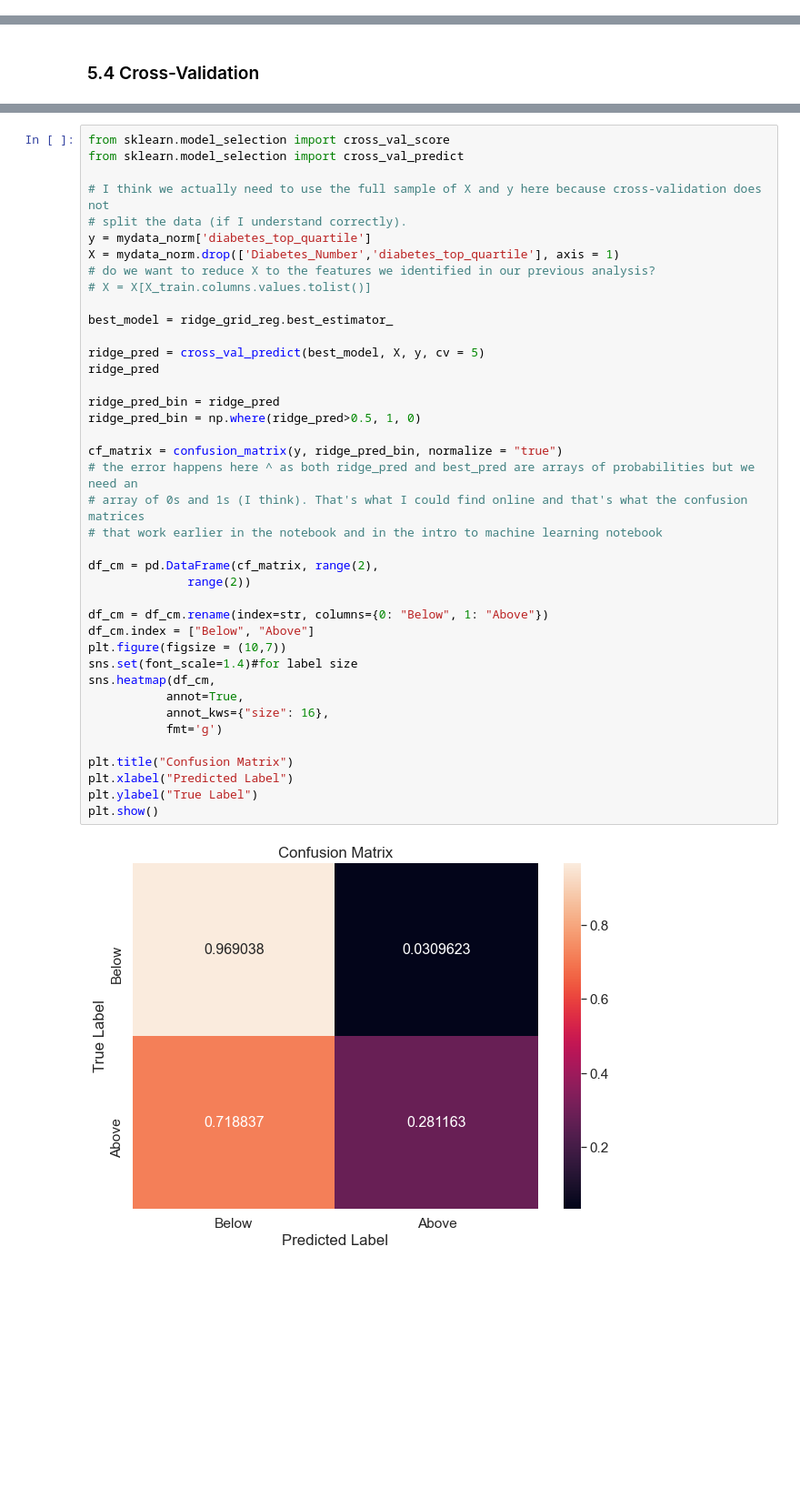
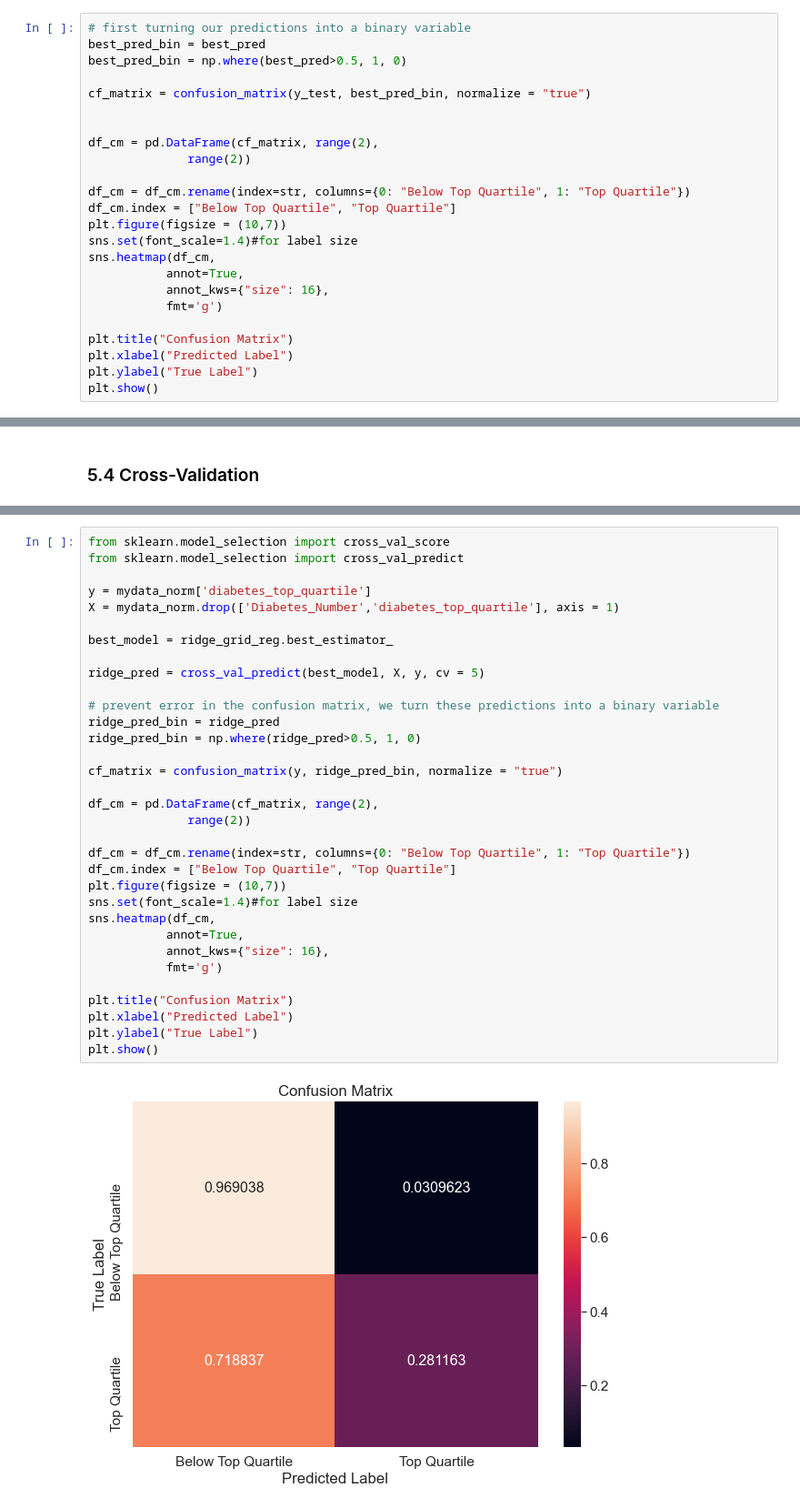
Before and after one commit to shrutibathia/CSS_Project2_Team2_Fall2020, a Jupyter notebook: Project2.ipynb, the cells around one changed output, grey strips where cells are left out. Shown: that part at 91% size. Drawn from its saved outputs; the diff is of its cells as text; blank space fills up the shorter version.

```diff
--- a/Project2.ipynb
+++ b/Project2.ipynb
@@ -605,0 +610,24 @@ Test RMSE 0.3768934919757179
+# %%
+# first turning our predictions into a binary variable
+best_pred_bin = best_pred
+best_pred_bin = np.where(best_pred>0.5, 1, 0)
+
+cf_matrix = confusion_matrix(y_test, best_pred_bin, normalize = "true")
+
+
+df_cm = pd.DataFrame(cf_matrix, range(2),
+              range(2))
+
+df_cm = df_cm.rename(index=str, columns={0: "Below Top Quartile", 1: "Top Quartile"})
+df_cm.index = ["Below Top Quartile", "Top Quartile"]
+plt.figure(figsize = (10,7))
+sns.set(font_scale=1.4)#for label size
+sns.heatmap(df_cm,
+           annot=True,
+           annot_kws={"size": 16},
+           fmt='g')
+
+plt.title("Confusion Matrix")
+plt.xlabel("Predicted Label")
+plt.ylabel("True Label")
+plt.show()
@@ -621,41 +651,34 @@ Cross-validation, unlike splitting, has the advantage of allowing every data poi
 from sklearn.model_selection import cross_val_score
 from sklearn.model_selection import cross_val_predict
 
-# I think we actually need to use the full sample of X and y here because cross-validation does not
-# split the data (if I understand correctly).
 y = mydata_norm['diabetes_top_quartile']
 X = mydata_norm.drop(['Diabetes_Number','diabetes_top_quartile'], axis = 1)
-# do we want to reduce X to the features we identified in our previous analysis?
-# X = X[X_train.columns.values.tolist()]
 
 best_model = ridge_grid_reg.best_estimator_
 
 ridge_pred = cross_val_predict(best_model, X, y, cv = 5)
-ridge_pred
 
+# prevent error in the confusion matrix, we turn these predictions into a binary variable
 ridge_pred_bin = ridge_pred
 ridge_pred_bin = np.where(ridge_pred>0.5, 1, 0)
 
 cf_matrix = confusion_matrix(y, ridge_pred_bin, normalize = "true")
-# the error happens here ^ as both ridge_pred and best_pred are arrays of probabilities but we need an
-# array of 0s and 1s (I think). That's what I could find online and that's what the confusion matrices
-# that work earlier in the notebook and in the intro to machine learning notebook
 
 df_cm = pd.DataFrame(cf_matrix, range(2),
               range(2))
 
-df_cm = df_cm.rename(index=str, columns={0: "Below", 1: "Above"})
-df_cm.index = ["Below", "Above"]
+df_cm = df_cm.rename(index=str, columns={0: "Below Top Quartile", 1: "Top Quartile"})
+df_cm.index = ["Below Top Quartile", "Top Quartile"]
 plt.figure(figsize = (10,7))
 sns.set(font_scale=1.4)#for label size
 sns.heatmap(df_cm,
            annot=True,
            annot_kws={"size": 16},
            fmt='g')
 
 plt.title("Confusion Matrix")
 plt.xlabel("Predicted Label")
 plt.ylabel("True Label")
 plt.show()
 # %% [output]
-[figure, old version]
+[figure, new version]
```
Also changed, not shown: parts of 14 cells of this notebook.
